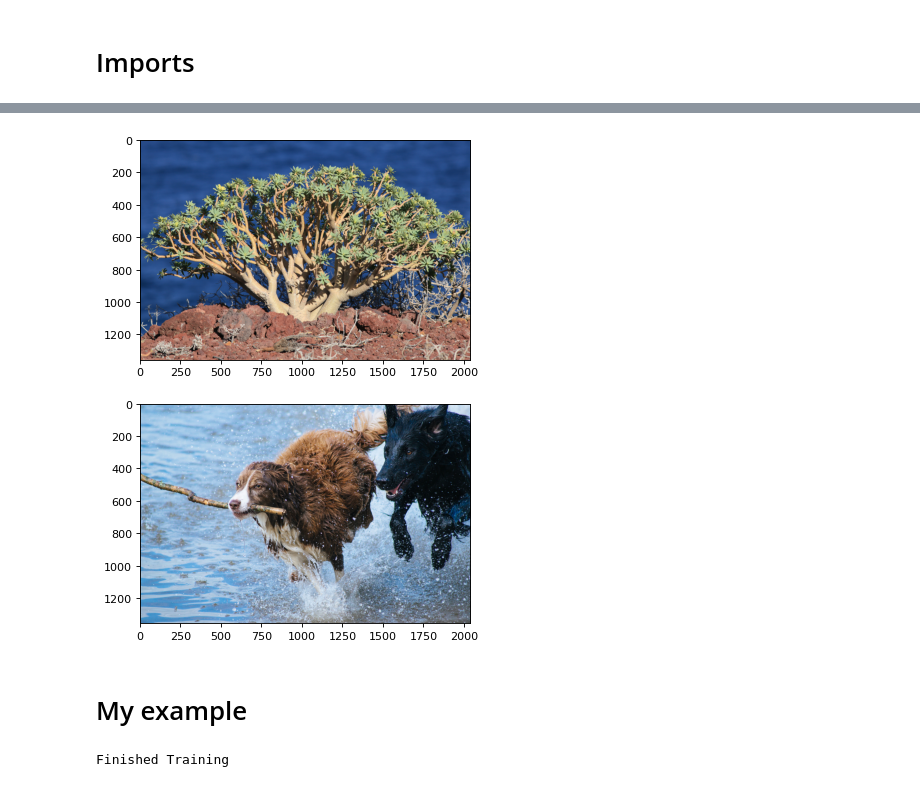
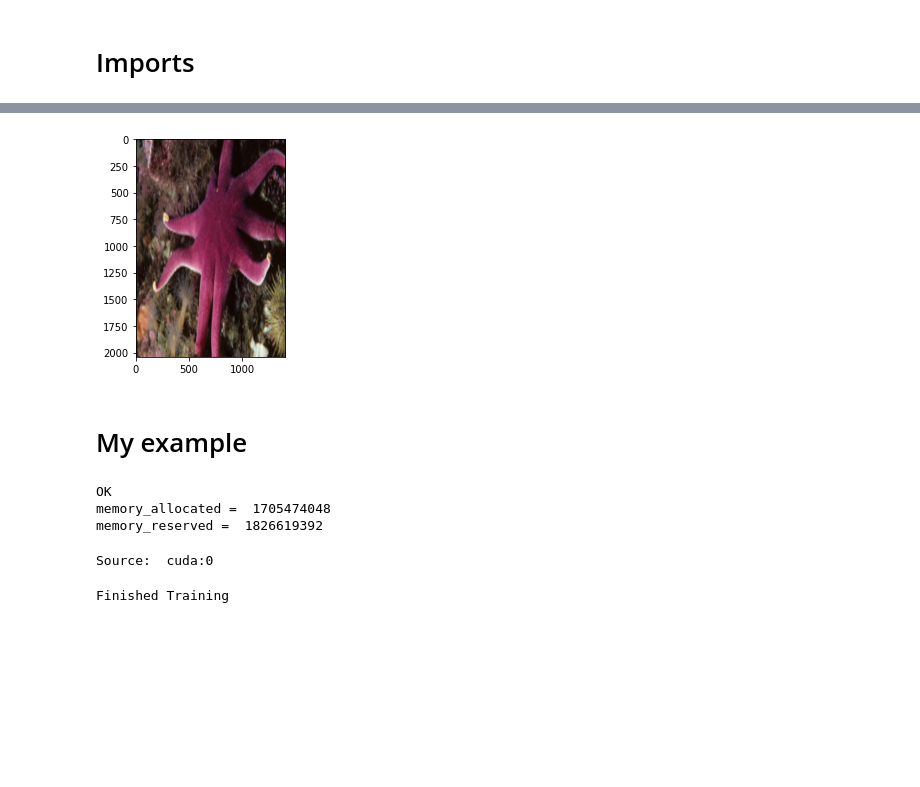
Before and after one commit to AndyPietr/Super-Resolution, a Jupyter notebook: main.ipynb, the cells around one changed output, grey strips where cells are left out. Cells and saved outputs as stored; diff of their text form; code cells hidden in the pictures; blank space fills up the shorter version.

```diff
--- a/main.ipynb
+++ b/main.ipynb
@@ -157,7 +157,6 @@ def create_patches(path:str, base_size=(2000, 1000) ,patch_size=(150,150), N_of_
     lr_train=   torch.tensor(   np.transpose(patch_lr_np_training_normalized,       (0, 3, 1, 2) )  ).float()
     hr_test=    torch.tensor(   np.transpose(patch_hr_np_test_normalized,           (0, 3, 1, 2) )  ).float()
     lr_test=    torch.tensor(   np.transpose(patch_lr_np_test_normalized,           (0, 3, 1, 2) )  ).float()
-    #hr_big=     torch.tensor(   np.transpose(hr_big,                                (0, 3, 1, 2) )  ).float()
 
     for i in range(len(hr_big)):
         hr_big[i]= torch.tensor(np.transpose(hr_big[i], (2,0,1)  )    ).float()
@@ -172,7 +171,7 @@ def create_patches(path:str, base_size=(2000, 1000) ,patch_size=(150,150), N_of_
     return hr_train, lr_train, hr_test, lr_test, hr_big, lr_big, file_names
 
 
-hr_train, lr_train, hr_test, lr_test,  hr_big, lr_big, file_names= create_patches(path="./data/DIV2K_train_HR", N_of_pathches=400)
+hr_train, lr_train, hr_test, lr_test,  hr_big, lr_big, file_names= create_patches(path="./data/DIV2K_train_HR", N_of_pathches=10000)
 # %% [output]
 converting to numpy...  done
 splitting for Train-Test...  done
@@ -227,9 +218,42 @@ plot(a)
-# %%
-plot(hr_big)
-# %% [output]
-[figure, removed]
+# %%
+plot(lr_big[0])
+# %% [output]
+[figure, added]
 # %% [markdown]
 # My example
+# %%
+import gc
+gc.collect()
+torch.cuda.empty_cache()
+try:
+    del result
+    del IN
+    del OUT
+    del mySRCNN
+except NameError: print("OK")
+
+a = torch.cuda.memory_allocated(0)
+print("memory_allocated = ",a)
+b = torch.cuda.memory_reserved(0)
+print("memory_reserved = ",b)
+# %% [output]
+OK
+memory_allocated =  1705474048
+memory_reserved =  1826619392
+# %%
+torch.cuda.init()
+if torch.cuda.is_available():
+  dev = "cuda:0"
+else:
+  dev = "cpu"
+devO = torch.device(dev)
+lr_train = lr_train.to(devO)
+hr_train = hr_train.to(devO)
+lr_test = lr_test.to(devO)
+hr_test = hr_test.to(devO)
+print("Source: ", devO)
+# %% [output]
+Source:  cuda:0
 # %%
 class SRCNN(nn.Module):
     def __init__(self, num_channels=3):
```
Also changed, not shown: parts of 13 cells of this notebook, 1 other file.
